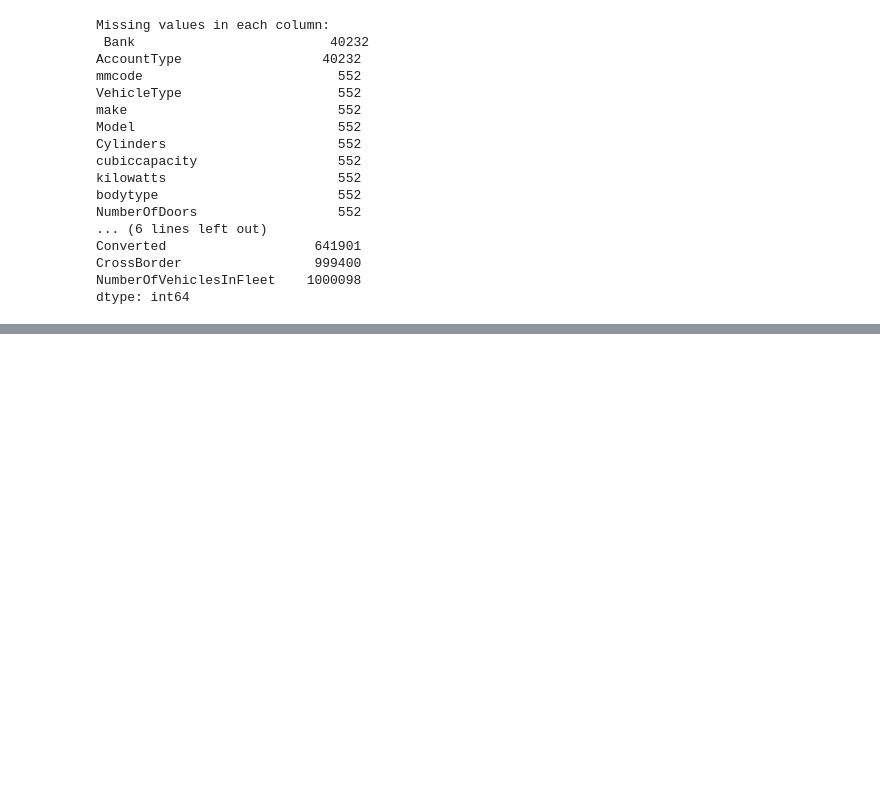
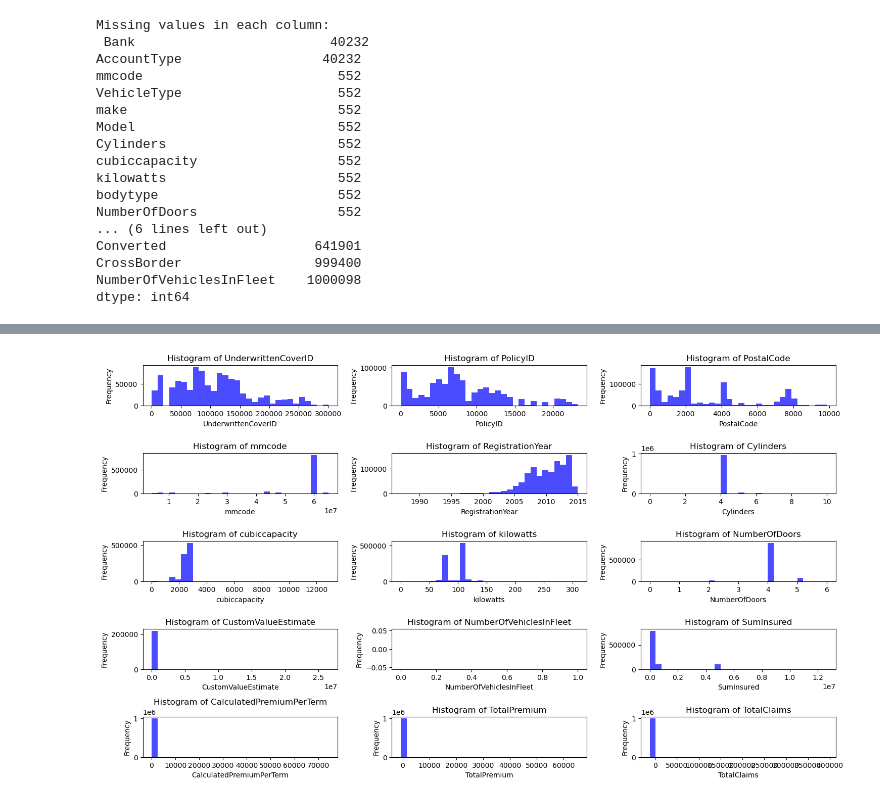
Before and after one commit to kebaHailu/AlphaCare_Insurance_ML, a Jupyter notebook: notebooks/ExploratoryDataAnalysis.ipynb, the cells around one changed output, grey strips where cells are left out. Saved outputs shown, nothing was run; the diff lists cells and outputs as text; code cells hidden in the pictures; blank space fills up the shorter version.

```diff
--- a/notebooks/ExploratoryDataAnalysis.ipynb
+++ b/notebooks/ExploratoryDataAnalysis.ipynb
@@ -111,0 +103,22 @@ ERROR: unrecognized arguments: # Initialize DVC in the project
+# %%
+import matplotlib.pyplot as plt
+
+numerical_cols = df.select_dtypes(include=['float64', 'int64']).columns
+categorical_cols = df.select_dtypes(include=['object']).columns
+
+# Plot histograms for numerical columns
+plt.figure(figsize=(15, 10))
+for i, col in enumerate(numerical_cols):
+    plt.subplot(len(numerical_cols) // 3 + 1, 3, i + 1)
+    # Check for NaN values and plot only if there are valid values
+    if df[col].notnull().any():
+        plt.hist(df[col].dropna(), bins=30, color='blue', alpha=0.7)
+    else:
+        plt.hist([], bins=30, color='blue', alpha=0.7)  # Empty histogram if all values are NaN
+    plt.title(f'Histogram of {col}')
+    plt.xlabel(col)
+    plt.ylabel('Frequency')
+plt.tight_layout()
+plt.show()
+# %% [output]
+[figure, added]
```
Also changed, not shown: parts of 10 cells of this notebook.
